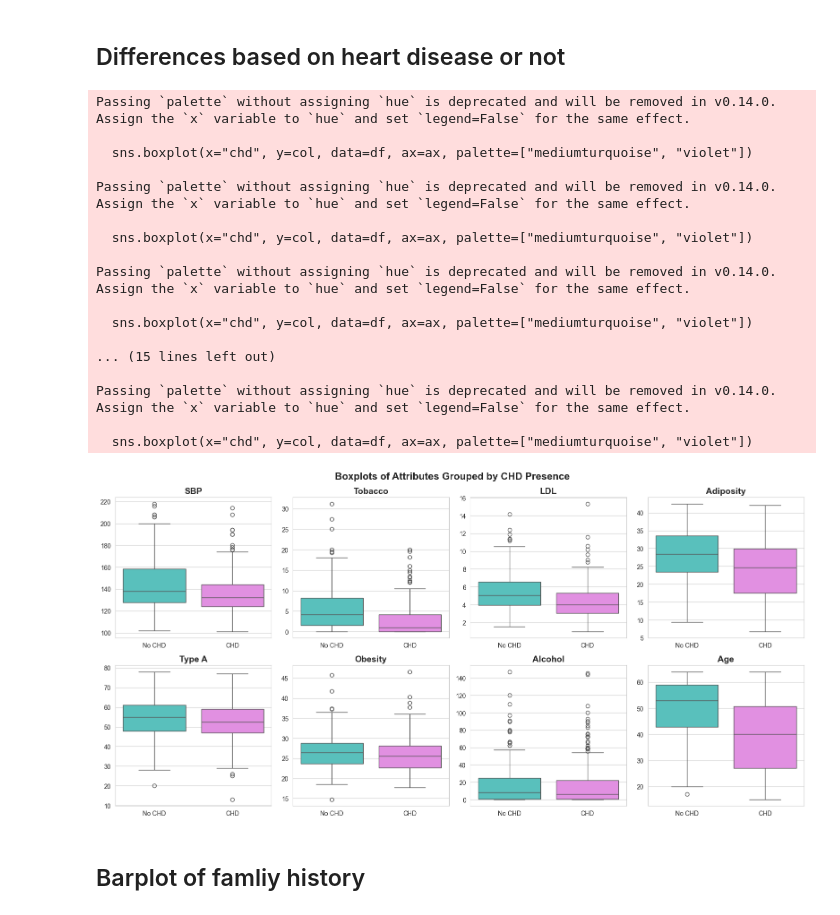
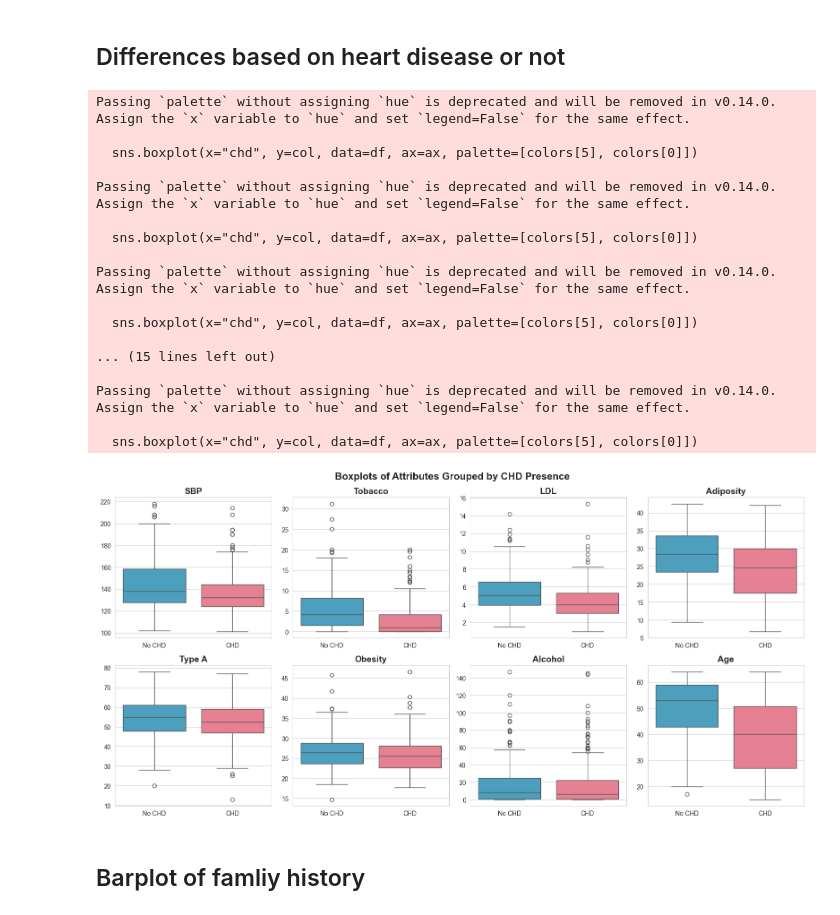
Before and after one commit to trinesoe/02450_Project1, a Jupyter notebook: visualizations.ipynb, the cells around one changed output. Cells and saved outputs as stored; diff of their text form; code cells hidden in the pictures.

```diff
--- a/visualizations.ipynb
+++ b/visualizations.ipynb
@@ -198,39 +198,39 @@ fig, axes = plt.subplots(2, 4, figsize=(16, 8))
 
 # Define color palette
 colors = sns.color_palette("husl", len(numeric_cols))
 
 # Loop through attributes and plot boxplots for CHD=0 and CHD=1
 for i, (ax, col, attr_name, color) in enumerate(zip(axes.flatten(), numeric_cols, attributeNames_plot, colors)):
-    sns.boxplot(x="chd", y=col, data=df, ax=ax, palette=["mediumturquoise", "violet"])
+    sns.boxplot(x="chd", y=col, data=df, ax=ax, palette=[colors[5], colors[0]])
     ax.set_title(attr_name, fontsize=14, fontweight="bold")
     ax.set_xlabel("")  # Remove x-axis label
     ax.set_ylabel("")
     ax.set_xticklabels(["No CHD", "CHD"], fontsize=10)
 
 # Adjust layout and show the plot
 plt.suptitle("Boxplots of Attributes Grouped by CHD Presence", fontsize=16, fontweight="bold")
 plt.tight_layout()
 plt.savefig("plots/boxplots_chd.png")
 plt.show()
 # %% [output]
 Passing `palette` without assigning `hue` is deprecated and will be removed in v0.14.0. Assign the `x` variable to `hue` and set `legend=False` for the same effect.
 
-  sns.boxplot(x="chd", y=col, data=df, ax=ax, palette=["mediumturquoise", "violet"])
+  sns.boxplot(x="chd", y=col, data=df, ax=ax, palette=[colors[5], colors[0]])
 
 Passing `palette` without assigning `hue` is deprecated and will be removed in v0.14.0. Assign the `x` variable to `hue` and set `legend=False` for the same effect.
 
-  sns.boxplot(x="chd", y=col, data=df, ax=ax, palette=["mediumturquoise", "violet"])
+  sns.boxplot(x="chd", y=col, data=df, ax=ax, palette=[colors[5], colors[0]])
 
 Passing `palette` without assigning `hue` is deprecated and will be removed in v0.14.0. Assign the `x` variable to `hue` and set `legend=False` for the same effect.
 
-  sns.boxplot(x="chd", y=col, data=df, ax=ax, palette=["mediumturquoise", "violet"])
+  sns.boxplot(x="chd", y=col, data=df, ax=ax, palette=[colors[5], colors[0]])
 
 ... (15 lines left out)
 
 Passing `palette` without assigning `hue` is deprecated and will be removed in v0.14.0. Assign the `x` variable to `hue` and set `legend=False` for the same effect.
 
-  sns.boxplot(x="chd", y=col, data=df, ax=ax, palette=["mediumturquoise", "violet"])
+  sns.boxplot(x="chd", y=col, data=df, ax=ax, palette=[colors[5], colors[0]])
-[figure, old version]
+[figure, new version]
 # %% [markdown]
 ## Barplot of famliy history
 # %%
```
Also changed, not shown: parts of 1 cell of this notebook.
